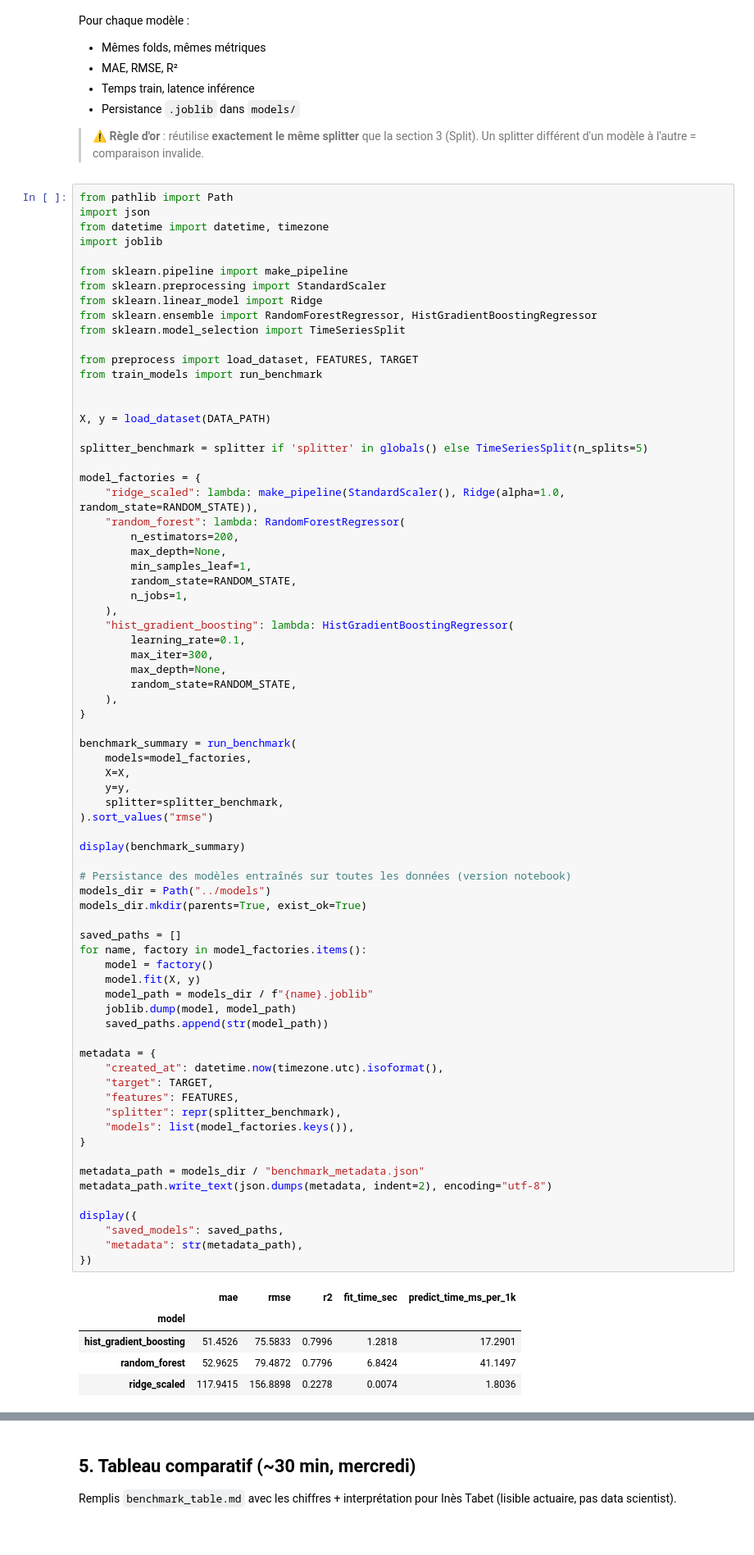
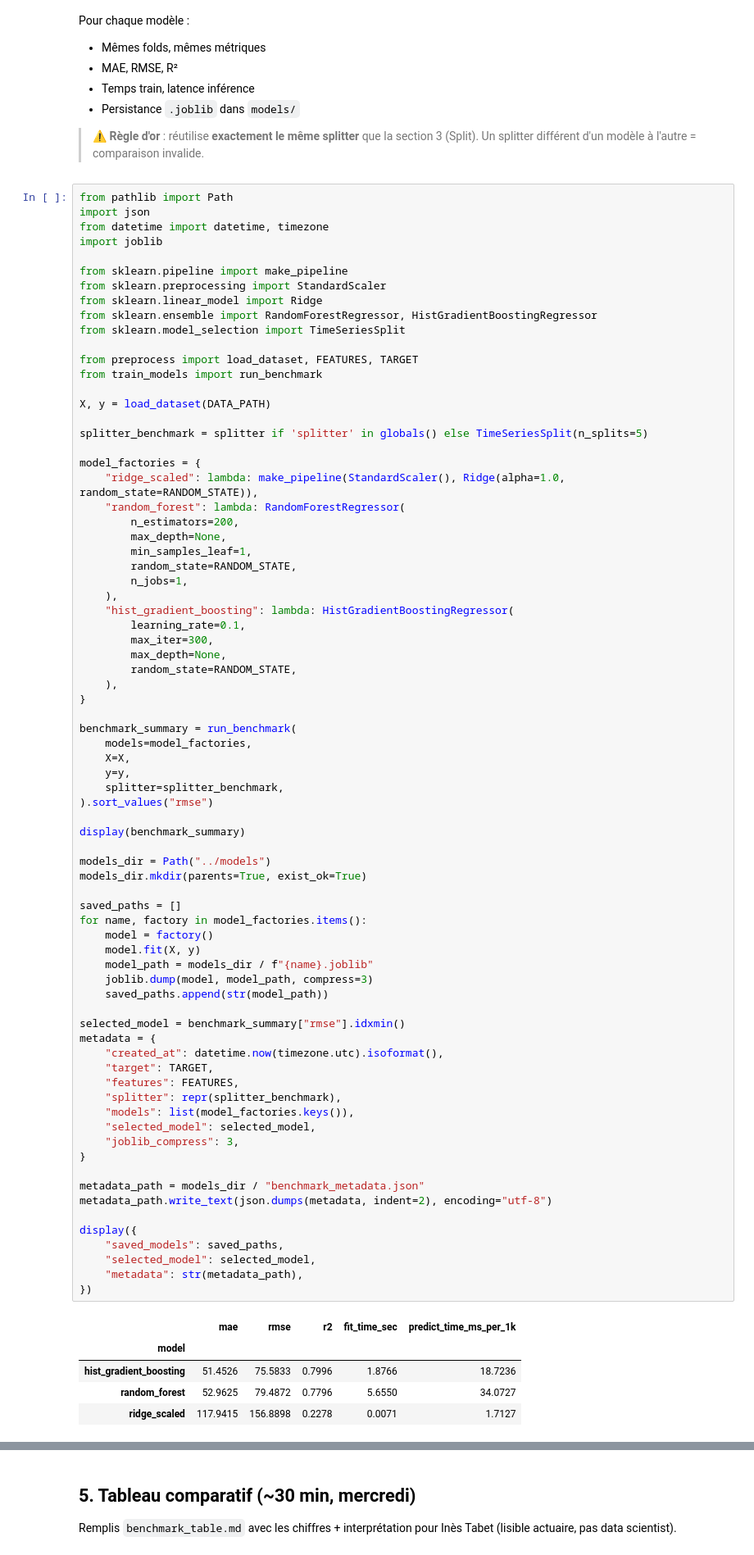
Before and after one commit to userZku/ia-atos-parcours-m4-b1, a Jupyter notebook: notebooks/M4-B1_theo_benchmark.ipynb, the cells around one changed output, grey strips where cells are left out. Shown at 82% size. Saved outputs shown, nothing was run; the diff lists cells and outputs as text.

Commit message:
feat: finalize reproducible benchmark and journal deliverables

```diff
--- a/notebooks/M4-B1_theo_benchmark.ipynb
+++ b/notebooks/M4-B1_theo_benchmark.ipynb
@@ -264,7 +284,6 @@ from sklearn.model_selection import TimeSeriesSplit
 
 from preprocess import load_dataset, FEATURES, TARGET
 from train_models import run_benchmark
-
 
 X, y = load_dataset(DATA_PATH)
 
@@ -296,39 +315,42 @@ benchmark_summary = run_benchmark(
 
 display(benchmark_summary)
 
-# Persistance des modèles entraînés sur toutes les données (version notebook)
 models_dir = Path("../models")
 models_dir.mkdir(parents=True, exist_ok=True)
 
 saved_paths = []
 for name, factory in model_factories.items():
     model = factory()
     model.fit(X, y)
     model_path = models_dir / f"{name}.joblib"
-    joblib.dump(model, model_path)
+    joblib.dump(model, model_path, compress=3)
     saved_paths.append(str(model_path))
 
+selected_model = benchmark_summary["rmse"].idxmin()
 metadata = {
     "created_at": datetime.now(timezone.utc).isoformat(),
     "target": TARGET,
     "features": FEATURES,
     "splitter": repr(splitter_benchmark),
     "models": list(model_factories.keys()),
+    "selected_model": selected_model,
+    "joblib_compress": 3,
 }
 
 metadata_path = models_dir / "benchmark_metadata.json"
 metadata_path.write_text(json.dumps(metadata, indent=2), encoding="utf-8")
 
 display({
     "saved_models": saved_paths,
+    "selected_model": selected_model,
     "metadata": str(metadata_path),
 })
 # %% [output]
 |  | mae | rmse | r2 | fit_time_sec | predict_time_ms_per_1k |
 | model |  |  |  |  |  |
-| hist_gradient_boosting | 51.4526 | 75.5833 | 0.7996 | 1.2818 | 17.2901 |
-| random_forest | 52.9625 | 79.4872 | 0.7796 | 6.8424 | 41.1497 |
-| ridge_scaled | 117.9415 | 156.8898 | 0.2278 | 0.0074 | 1.8036 |
+| hist_gradient_boosting | 51.4526 | 75.5833 | 0.7996 | 1.8766 | 18.7236 |
+| random_forest | 52.9625 | 79.4872 | 0.7796 | 5.6550 | 34.0727 |
+| ridge_scaled | 117.9415 | 156.8898 | 0.2278 | 0.0071 | 1.7127 |
 {'saved_models': ['..\\models\\ridge_scaled.joblib',
   '..\\models\\random_forest.joblib',
   '..\\models\\hist_gradient_boosting.joblib'],
```
Also changed, not shown: parts of 5 cells of this notebook, 3 other files.
